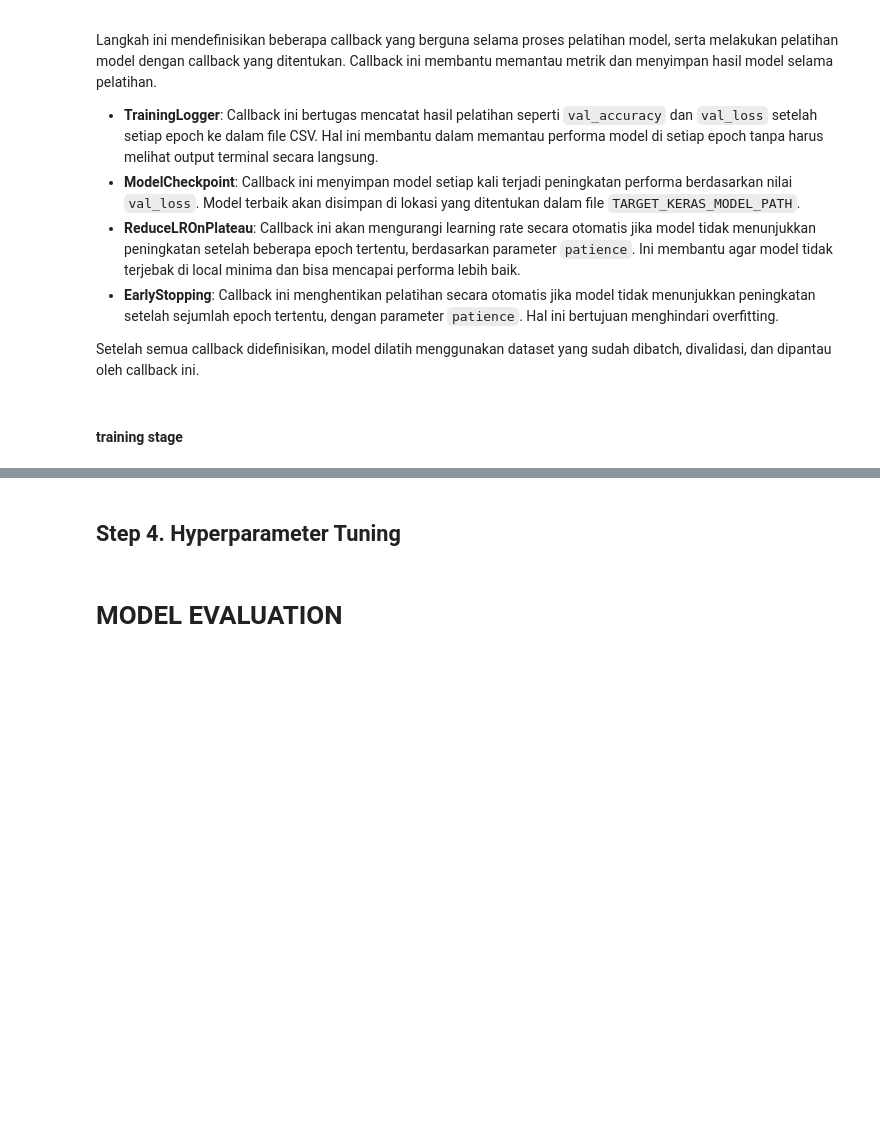
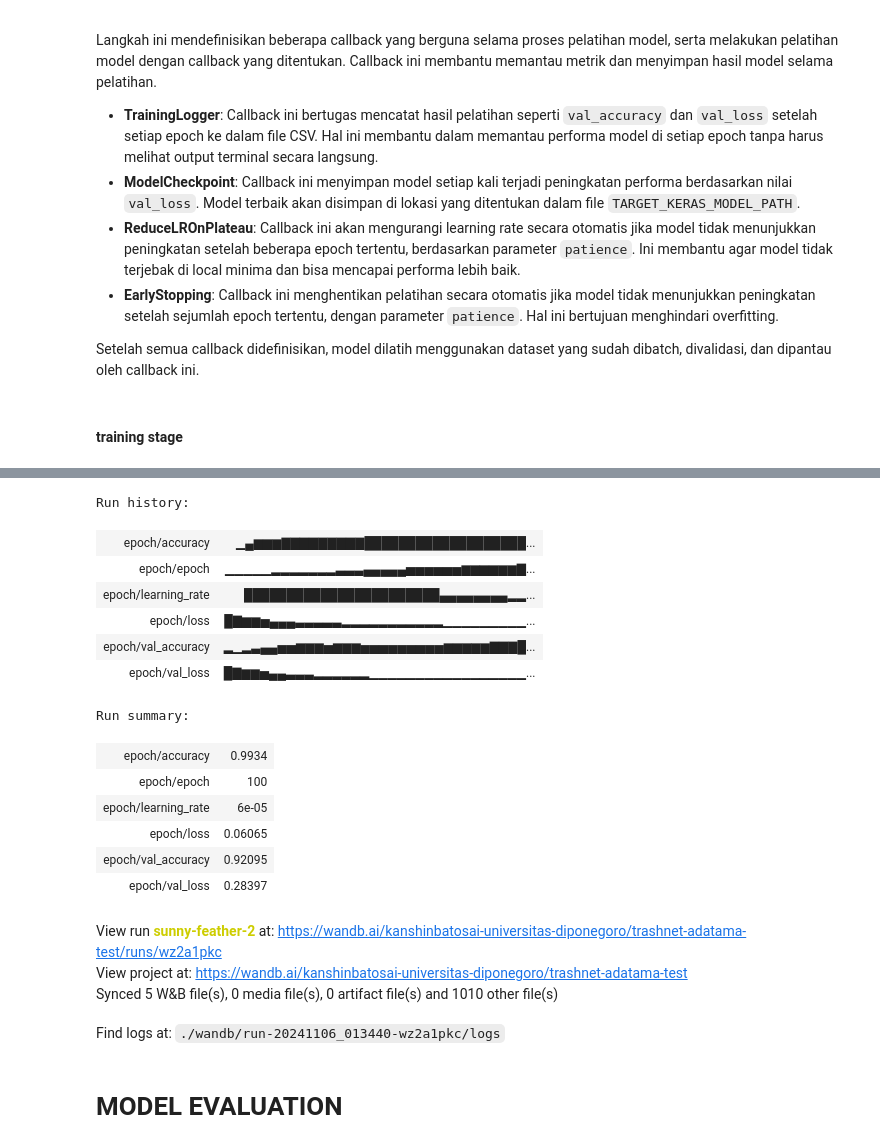
Before and after one commit to AnggaDS01/Trash-Classification-ML-Project, a Jupyter notebook: notebooks/2. model_experimentation.ipynb, the cells around one changed output, grey strips where cells are left out. Drawn from its saved outputs; the diff is of its cells as text; code cells hidden in the pictures; blank space fills up the shorter version.

Commit message:
model trainer [added]

```diff
--- a/notebooks/2. model_experimentation.ipynb
+++ b/notebooks/2. model_experimentation.ipynb
@@ -51,27 +47,30 @@ def load_object(file_path):
 # ==========================================================================================
 # ==================================== PARENT PATH CONSTANT ================================
 # ==========================================================================================
+PARENT_DATASET_PATH = ".."
 PARENT_DATASET_PATH = ".."
 ARTIFACTS_PATH = os.path.join(PARENT_DATASET_PATH, "artifacts")
 DATA_INGESTION_ARTIFACTS_DIR_PATH = os.path.join(ARTIFACTS_PATH, "data_ingestion")
 DATA_TRANSFORMATION_ARTIFACTS_DIR_PATH = os.path.join(ARTIFACTS_PATH, "data_transformation")
 OBJECT_PATH = os.path.join(ARTIFACTS_PATH, "objects")
 REPORT_PATH = os.path.join(ARTIFACTS_PATH, "reports")
-MODEL_DIR = os.path.join(ARTIFACTS_PATH, "models")
+
 
 
 # ==========================================================================================
 # ==================================== DATA PATH CONSTANT ==================================
 # ==========================================================================================
+TRAIN_PATH = os.path.join(DATA_INGESTION_ARTIFACTS_DIR_PATH, "dataset-resized")
 TRAIN_TFRECOARD_PATH = os.path.join(DATA_TRANSFORMATION_ARTIFACTS_DIR_PATH, "train_trashnet.tfrecord")
 VALID_TFRECORD_PATH = os.path.join(DATA_TRANSFORMATION_ARTIFACTS_DIR_PATH, "valid_trashnet.tfrecord")
+
 
 
 # ==========================================================================================
 # ==================================== REPORTS PATH CONSTANT ===============================
 # ==========================================================================================
-MODEL_NAME = "Dense121"
-TARGET_KERAS_MODEL_PATH = os.path.join(MODEL_DIR, f"{MODEL_NAME}_model.keras")
+MODEL_NAME = "DenseNet121"
+TARGET_KERAS_MODEL_PATH = os.path.join(OBJECT_PATH, f"{MODEL_NAME}_model.keras")
 TABEL_TRAINING_PATH = os.path.join(REPORT_PATH, MODEL_NAME, "tabel_pelatihan.csv")
 TABEL_EPOCH_PATH = os.path.join(REPORT_PATH, MODEL_NAME, "tabel_epoch.csv")
 PLOT_TRAINING_PATH = os.path.join(REPORT_PATH, MODEL_NAME, "plot_pelatihan.png")
@@ -95,9 +94,9 @@ IMAGE_SIZE = (224, 224)
 # %% [markdown]
 ### function
 # %%
-base_model = tf.keras.applications.VGG16 (
-    weights='imagenet',  # Menggunakan bobot dari pretrained model di ImageNet
-    include_top=False,   # Tidak menyertakan lapisan fully connected atas agar bisa menyesuaikan dataset kita
-    input_shape=(*IMAGE_SIZE, 3)  # Menyesuaikan input shape dengan ukuran gambar kita
+base_model = tf.keras.applications.DenseNet121 (
+    weights='imagenet',
+    include_top=False,
+    input_shape=(*IMAGE_SIZE, 3)
 )
 base_model.summary()
@@ -128,14 +149,16 @@ def build_model(
     # Global average pooling layer
     x = tf.keras.layers.GlobalAveragePooling2D()(x)
 
-    # Add fully connected tf.keras.layers with dropout
-    x = tf.keras.layers.Dense(512, activation='relu')(x)
-    x = tf.keras.layers.Dropout(0.5)(x)
-    x = tf.keras.layers.Dense(128, activation='relu')(x)
-    x = tf.keras.layers.Dropout(0.3)(x)
+    # # Add fully connected tf.keras.layers with dropout
+    # x = tf.keras.layers.Dense(512, activation='relu')(x)
+    # x = tf.keras.layers.Dropout(0.5)(x)
+    # x = tf.keras.layers.Dense(128, activation='relu')(x)
+    # x = tf.keras.layers.Dropout(0.3)(x)
 
-    # Output layer dengan aktivasi sigmoid
-    output_layer = tf.keras.layers.Dense(1 if len(num_classes) == 2 else len(num_classes), activation='softmax')(x)
+
+    output_num = 1 if len(num_classes) == 2 else len(num_classes)
+    activation = 'sigmoid' if output_num == 1 else 'softmax'
+    output_layer = tf.keras.layers.Dense(output_num, activation=activation)(x)
 
     # Membuat model
     model = tf.keras.models.Model(inputs=input_layer, outputs=output_layer)
@@ -506,7 +596,7 @@ history = model.fit(
     train_tf_images_batched,  # Dataset pelatihan yang sudah dibatch
     validation_data=valid_tf_images_batched,  # Dataset validasi yang sudah dibatch
     epochs=config.epochs,
-    class_weight=class_weight_numeric,
+    class_weight=CLASS_WEIGHTS,
     callbacks=[
         training_logger,  # Logger untuk mencatat hasil pelatihan
         checkpoint_callback,  # Simpan model terbaik
@@ -518,3 +608,4 @@ history = model.fit(
 )
 
 wandb.finish()
+# %% [output]
@@ -521,2 +629,18 @@ wandb.finish()
+Run history:
+| epoch/accuracy | ▁▄▆▆▆▇▇▇▇▇▇▇▇▇███████████████████... |
+| epoch/epoch | ▁▁▁▁▁▂▂▂▂▂▂▂▃▃▃▄▄▄▄▄▅▅▅▅▅▅▆▆▆▆▆▆▇... |
+| epoch/learning_rate | ███████████████████████▄▄▄▄▄▄▄▄▂▂... |
+| epoch/loss | █▇▆▆▅▄▄▄▃▃▃▃▃▂▂▂▂▂▂▂▂▂▂▂▁▁▁▁▁▁▁▁▁... |
+| epoch/val_accuracy | ▂▁▂▃▄▄▅▅▆▆▆▅▆▆▆▅▅▅▅▅▅▅▅▅▆▆▆▆▆▇▇▇█... |
+| epoch/val_loss | █▇▆▆▅▄▄▃▃▃▂▂▂▂▂▂▁▁▁▁▁▁▁▁▁▁▁▁▁▁▁▁▁... |
+Run summary:
+| epoch/accuracy | 0.9934 |
+| epoch/epoch | 100 |
+| epoch/learning_rate | 6e-05 |
+| epoch/loss | 0.06065 |
+| epoch/val_accuracy | 0.92095 |
+| epoch/val_loss | 0.28397 |
+View run sunny-feather-2 at: https://wandb.ai/kanshinbatosai-universitas-diponegoro/trashnet-adatama-test/runs/wz2a1pkc
+View project at: https://wandb.ai/kanshinbatosai-universitas-diponegoro/trashnet-adatama-test
+Synced 5 W&B file(s), 0 media file(s), 0 artifact file(s) and 1010 other file(s)
+Find logs at: ./wandb/run-20241106_013440-wz2a1pkc/logs
-# %% [markdown]
-## Step 4. Hyperparameter Tuning
```
Also changed, not shown: parts of 16 cells of this notebook, 11 other files.
